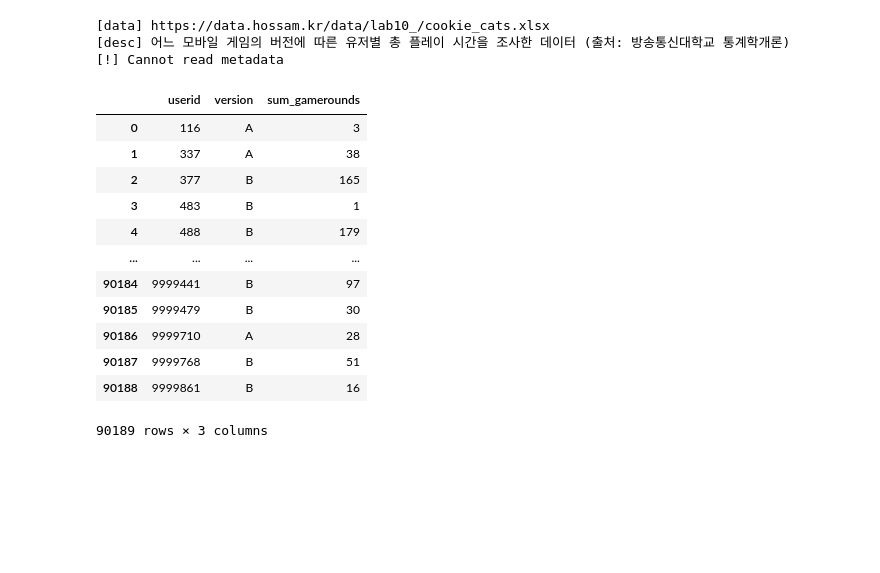
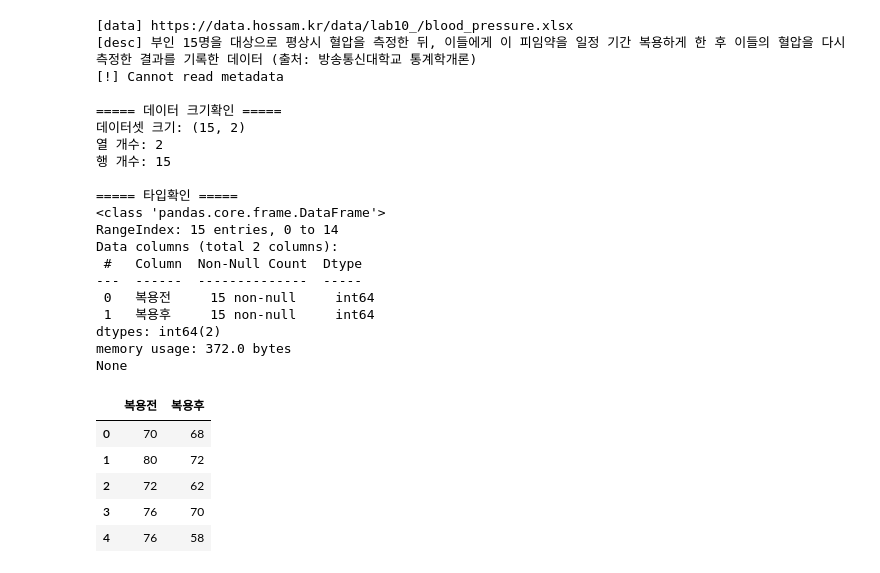
Before and after one commit to jyhong0207-netizen/python-study, a Jupyter notebook: DATA ANALYSIS BASIC/10-7-연습문제ipynb.ipynb, the cells around one changed output. Drawn from its saved outputs; the diff is of its cells as text; code cells hidden in the pictures; blank space fills up the shorter version.

```diff
--- a/DATA ANALYSIS BASIC/10-7-연습문제ipynb.ipynb
+++ b/DATA ANALYSIS BASIC/10-7-연습문제ipynb.ipynb
@@ -17,23 +19,3 @@ font_name = font_prop.get_name()                # 읽어온 속성에서 폰트
 plt.rcParams['font.family'] = font_name         # 그래프에 한글 폰트 적용
 plt.rcParams['font.size'] = 10                  # 기본 폰트크기
 plt.rcParams['axes.unicode_minus'] = False      # 그래프에 마이너스 깨짐 방지(한글환경에서 필수)
-# %%
-origin = load_data('cookie_cats')
-origin
-# %% [output]
-[data] https://data.hossam.kr/data/lab10_/cookie_cats.xlsx
-[desc] 어느 모바일 게임의 버전에 따른 유저별 총 플레이 시간을 조사한 데이터 (출처: 방송통신대학교 통계학개론)
-[!] Cannot read metadata
-|  | userid | version | sum_gamerounds |
-| 0 | 116 | A | 3 |
-| 1 | 337 | A | 38 |
-| 2 | 377 | B | 165 |
-| 3 | 483 | B | 1 |
-| 4 | 488 | B | 179 |
-| ... | ... | ... | ... |
-| 90184 | 9999441 | B | 97 |
-| 90185 | 9999479 | B | 30 |
-| 90186 | 9999710 | A | 28 |
-| 90187 | 9999768 | B | 51 |
-| 90188 | 9999861 | B | 16 |
-90189 rows × 3 columns
@@ -42 +22,40 @@ origin['group'] = origin['version'].str[0]
+# %%
+origin = load_data('blood_pressure')
+
+print("\n===== 데이터 크기확인 =====")
+print(f"데이터셋 크기: {origin.shape}")
+print(f"열 개수: {origin.shape[1]}")
+print(f"행 개수: {origin.shape[0]}")
+
+print("\n===== 타입확인 =====")
+print(origin.info())
+
+origin.head()
+# %% [output]
+[data] https://data.hossam.kr/data/lab10_/blood_pressure.xlsx
+[desc] 부인 15명을 대상으로 평상시 혈압을 측정한 뒤, 이들에게 이 피임약을 일정 기간 복용하게 한 후 이들의 혈압을 다시 측정한 결과를 기록한 데이터 (출처: 방송통신대학교 통계학개론)
+[!] Cannot read metadata
+
+===== 데이터 크기확인 =====
+데이터셋 크기: (15, 2)
+열 개수: 2
+행 개수: 15
+
+===== 타입확인 =====
+<class 'pandas.core.frame.DataFrame'>
+RangeIndex: 15 entries, 0 to 14
+Data columns (total 2 columns):
+ #   Column  Non-Null Count  Dtype
+---  ------  --------------  -----
+ 0   복용전     15 non-null     int64
+ 1   복용후     15 non-null     int64
+dtypes: int64(2)
+memory usage: 372.0 bytes
+None
+|  | 복용전 | 복용후 |
+| 0 | 70 | 68 |
+| 1 | 80 | 72 |
+| 2 | 72 | 62 |
+| 3 | 76 | 70 |
+| 4 | 76 | 58 |
 # %%
```
Also changed, not shown: parts of 4 cells of this notebook, 4 other files.
